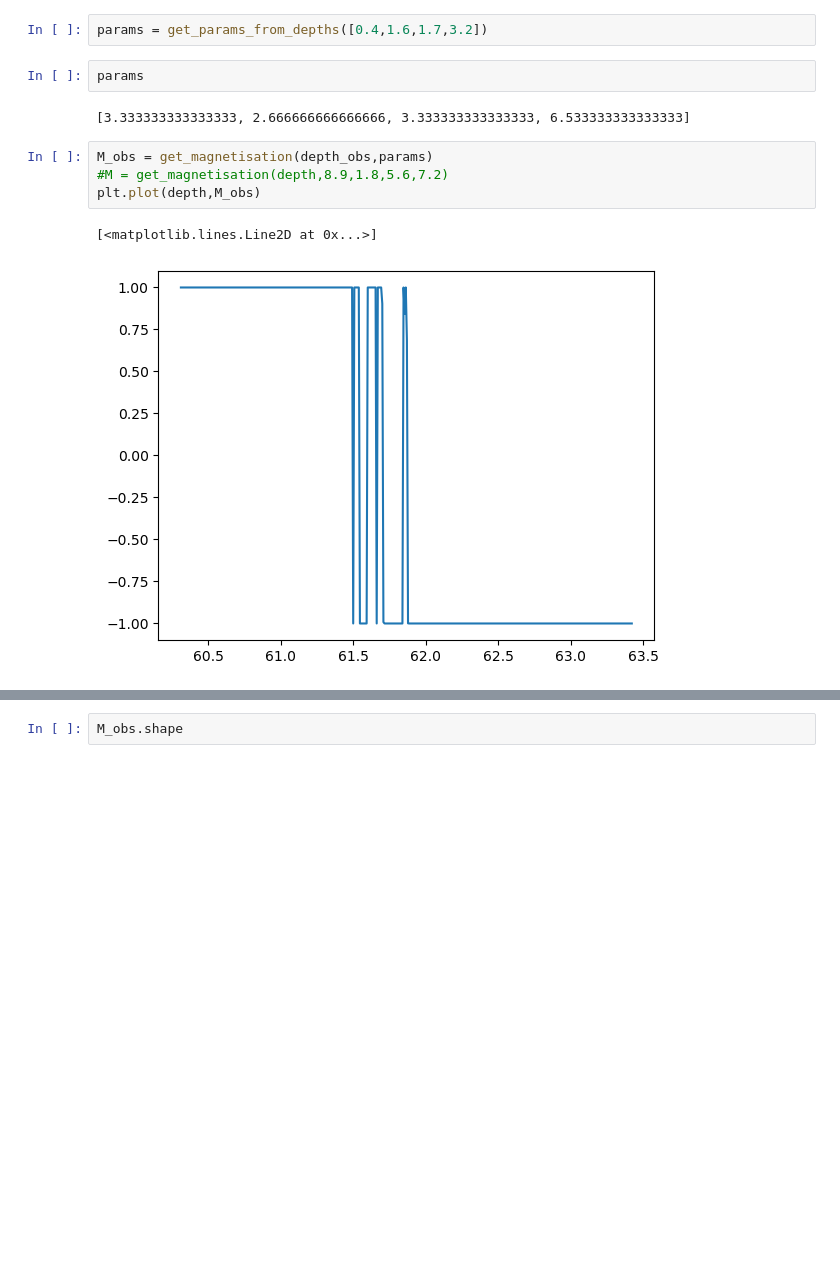
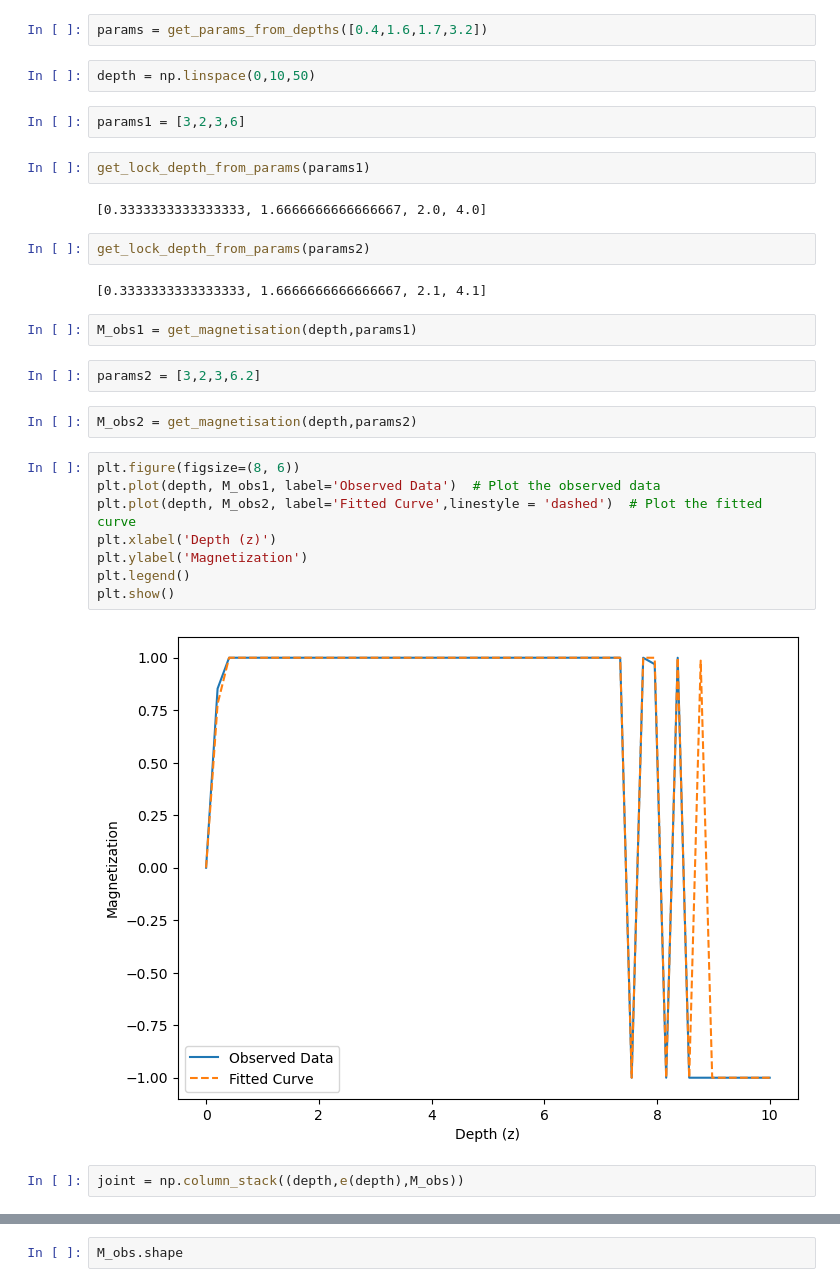
Before and after one commit to Stellaerranti/Spassov, a Jupyter notebook: Fit v_2.ipynb, the cells around one changed output, grey strips where cells are left out. Drawn from its saved outputs; the diff is of its cells as text; blank space fills up the shorter version.

```diff
--- a/Fit v_2.ipynb
+++ b/Fit v_2.ipynb
@@ -86,13 +92,32 @@ c2 = 60.1
 # %%
 params = get_params_from_depths([0.4,1.6,1.7,3.2])
+# %%
+depth = np.linspace(0,10,50)
 # %%
-params
+params1 = [3,2,3,6]
-# %% [output]
-[3.333333333333333, 2.666666666666666, 3.333333333333333, 6.533333333333333]
-# %%
-M_obs = get_magnetisation(depth_obs,params)
-#M = get_magnetisation(depth,8.9,1.8,5.6,7.2)
-plt.plot(depth,M_obs)
-# %% [output]
-[<matplotlib.lines.Line2D at 0x...>]
-[figure, removed]
+# %%
+get_lock_depth_from_params(params1)
+# %% [output]
+[0.3333333333333333, 1.6666666666666667, 2.0, 4.0]
+# %%
+get_lock_depth_from_params(params2)
+# %% [output]
+[0.3333333333333333, 1.6666666666666667, 2.1, 4.1]
+# %%
+M_obs1 = get_magnetisation(depth,params1)
+# %%
+params2 = [3,2,3,6.2]
+# %%
+M_obs2 = get_magnetisation(depth,params2)
+# %%
+plt.figure(figsize=(8, 6))
+plt.plot(depth, M_obs1, label='Observed Data')  # Plot the observed data
+plt.plot(depth, M_obs2, label='Fitted Curve',linestyle = 'dashed')  # Plot the fitted curve
+plt.xlabel('Depth (z)')
+plt.ylabel('Magnetization')
+plt.legend()
+plt.show()
+# %% [output]
+[figure, added]
+# %%
+joint = np.column_stack((depth,e(depth),M_obs))
```
Also changed, not shown: parts of 11 cells of this notebook, 8 other files.
